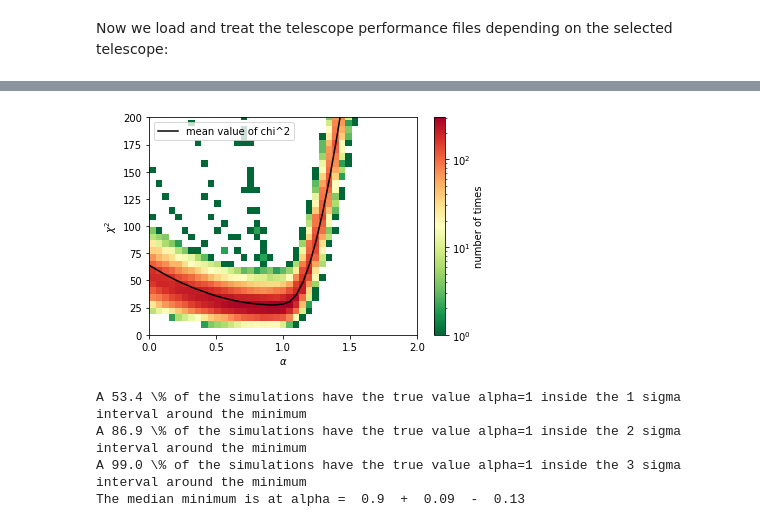
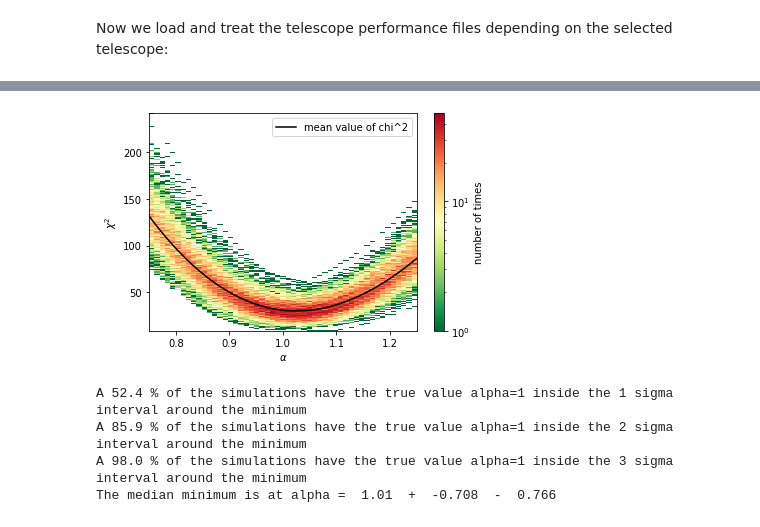
Before and after one commit to R-Grau/EBLpy, a Jupyter notebook: EBL_fit_MC.ipynb, the cells around one changed output, grey strips where cells are left out. Cells and saved outputs as stored; diff of their text form; code cells hidden in the pictures.

Commit message:
Improvements made to EBL_fit_MC.ipynb and some functions got into another file to make it cleaner

```diff
--- a/EBL_fit_MC.ipynb
+++ b/EBL_fit_MC.ipynb
@@ -13,7 +14,7 @@ import scipy.stats as st
 # %% [markdown]
 Here we select the configuration:
 # %%
-fit_func_name = "MBPWL" # Function to fit. Possible options "MBPWL" (concave multiply broken power-law), "PWL" (Power-law), "LP" (concave Log-Parabola), "freeLP (Log-Parabola without concavity constraint)#Maybie more will be added in the future
+fit_func_name = "PWL" # Function to fit. Possible options "MBPWL" (concave multiply broken power-law), "PWL" (Power-law), "LP" (concave Log-Parabola), "freeLP (Log-Parabola without concavity constraint)#Maybie more will be added in the future
 Telescope = "CTAN_alpha" # Telescope to simulate. Possible options: "CTA_alpha", "MAGIC" (MAGIC does not work propperly yet)
 Spectrum_func_name = "PWL" #Function for the simulated spectrum. POssible options: "PWL" , "LP" will be added soon but its not yet implemented.
 EBL_Model = "Dominguez" #EBL model to test. Only "Dominguez" (Domínguez et al. 2011) is available at the moment.
@@ -21,12 +22,11 @@ Source_flux = 8.70e-6 # f0 flux of the source. Should be in m−2  s−1  TeV−
 Observation_time = 42480 #Observation time in seconds
 niter = 1000 #number of iterations for the chi^2 vs alpha plot #The niter=1 has a different plot (just give it a try)
 
-
 #for the chi² vs alpha plot:
-initial_guess_pos = 1.5 #recommended values for MBPWL (>1.), for LP (<1.) (the chi² for alpha=initial_guess_pos if much worse than the other ones, will be fixed soon), for PWL (>1.)
-step = 0.05
-last_bin = 2
-first_bin = 0.
+initial_guess_pos = 1.25#1.5 #recommended values for MBPWL (>1.), for LP (<1.) (the chi² for alpha=initial_guess_pos if much worse than the other ones, will be fixed soon), for PWL (>1.)
+step = 0.01 #0.05
+last_bin = 1.25 #2.
+first_bin = 0.75 #0.
 
 #for PWL Spectrum function
 if Spectrum_func_name == "PWL":
@@ -48,21 +46 @@ Here we define some functions used with all the configurations:
-# %%
-def chisq(obs, exp, error):
-    return np.sum(np.square(obs - exp) / np.square(error))
-
-def Gauss(E, A, mu, sigma):
-    return A * (np.exp(-1/2 * np.square((E - mu) / sigma)) / (sigma * np.sqrt(2*np.pi)))
-
-def Gauss_int(A, mu, sigma, Em, Ep):
-    return quad(Gauss, Em, Ep, args=(A, mu, sigma)) #maybie some mistake here because of log scale
-
-
-def log_interp1d(E_before, y_before, E_after):
-    interp_func = interpolate.interp1d(np.log10(E_before), np.log10(y_before), bounds_error=False, fill_value = "extrapolate", kind='linear')
-    interpolated = np.power(10 ,interp_func(np.log10(E_after)))
-    return interpolated
-
-def normal_interp1d(E_before, y_before, E_after):
-    interp_func = interpolate.interp1d(E_before, y_before, bounds_error=False, fill_value = "extrapolate", kind='linear')
-    interpolated = interp_func(E_after)
-    return interpolated
 # %% [markdown]
@@ -652,7 +412,7 @@ else:
     ax.set_xlabel(r'$\alpha$')
     ax.set_ylabel(r'$\chi^2$')
     ax.legend()
-    ax.set_ylim(0,200)
+    # ax.set_ylim(0,200)
     # ax.set_xlim(0.5,1.15)
     fig.colorbar(h[3], ax=ax, label="number of times")
     plt.show()
@@ -667,38 +427,38 @@ else:
         sigma_1_0 = np.where(chisqs_iter[i] <= 1 + np.min(chisqs_iter[i]))
         sigma_2_0 = np.where(chisqs_iter[i] <= 4 + np.min(chisqs_iter[i]))
         sigma_3_0 = np.where(chisqs_iter[i] <= 9 + np.min(chisqs_iter[i]))
         sigma_1.append(sigma_1_0)
         sigma_2.append(sigma_2_0)
         sigma_3.append(sigma_3_0)
         number = np.where(np.round(alphas, decimals = 2) == 1)
         if number in sigma_1_0[0]: #this number is the position of the alpha=1 inside the alhpas array
             s1 += 1
         if number in sigma_2_0[0]:
             s2 += 1
         if number in sigma_3_0[0]:
             s3 += 1
     # print(sigma_1)
     # print(sigma_2)
     # print(sigma_3)
-    print("A {sig} \% of the simulations have the true value alpha=1 inside the 1 sigma interval around the minimum".format( sig = np.round(s1 / niter * 100, decimals = 2)))
-    print("A {sig} \% of the simulations have the true value alpha=1 inside the 2 sigma interval around the minimum".format( sig = np.round(s2 / niter * 100, decimals = 2)))
-    print("A {sig} \% of the simulations have the true value alpha=1 inside the 3 sigma interval around the minimum".format( sig = np.round(s3 / niter * 100, decimals = 2)))
+    print("A {sig} % of the simulations have the true value alpha=1 inside the 1 sigma interval around the minimum".format( sig = np.round(s1 / niter * 100, decimals = 3)))
+    print("A {sig} % of the simulations have the true value alpha=1 inside the 2 sigma interval around the minimum".format( sig = np.round(s2 / niter * 100, decimals = 3)))
+    print("A {sig} % of the simulations have the true value alpha=1 inside the 3 sigma interval around the minimum".format( sig = np.round(s3 / niter * 100, decimals = 3)))
     # print("The median minimum is at alpha={minimum}".format(minimum = alphas[np.argmin(np.median(chisqs_iter,0))]))
 
     order = np.argsort(alphas_iter[0])
     interpx = np.arange(first_bin, last_bin, step/5)
     alphas_reord = np.take_along_axis(np.median(alphas_iter, 0), order, axis=0)
     chisqs_repord = np.take_along_axis(np.median(chisqs_iter, 0), order, axis=0)
     f1 = interpolate.interp1d(alphas_reord, chisqs_repord, kind='linear')
     chis_new = f1(interpx)
     sigma_inter_1s = np.where(chis_new <= 1 + np.min(chis_new))
     upper_bound_1s = step/5 * np.max(sigma_inter_1s)
     lower_bound_1s = step/5 * np.min(sigma_inter_1s)
     # print("The 1 sigma upper bound is: ", upper_bound_1s, "and the lower bound is: ", lower_bound_1s)
     print("The median minimum is at alpha = ", np.round(interpx[np.argmin(chis_new)], decimals = 2), " + ", np.round(upper_bound_1s-interpx[np.argmin(chis_new)], decimals = 4), " - ", np.round(interpx[np.argmin(chis_new)] - lower_bound_1s, decimals = 4))
 # %% [output]
-[figure, old version]
+[figure, new version]
-A 53.4 \% of the simulations have the true value alpha=1 inside the 1 sigma interval around the minimum
-A 86.9 \% of the simulations have the true value alpha=1 inside the 2 sigma interval around the minimum
-A 99.0 \% of the simulations have the true value alpha=1 inside the 3 sigma interval around the minimum
-The median minimum is at alpha =  0.9  +  0.09  -  0.13
+A 52.4 % of the simulations have the true value alpha=1 inside the 1 sigma interval around the minimum
+A 85.9 % of the simulations have the true value alpha=1 inside the 2 sigma interval around the minimum
+A 98.0 % of the simulations have the true value alpha=1 inside the 3 sigma interval around the minimum
+The median minimum is at alpha =  1.01  +  -0.708  -  0.766
```
Also changed, not shown: parts of 8 cells of this notebook, 1 other file.
